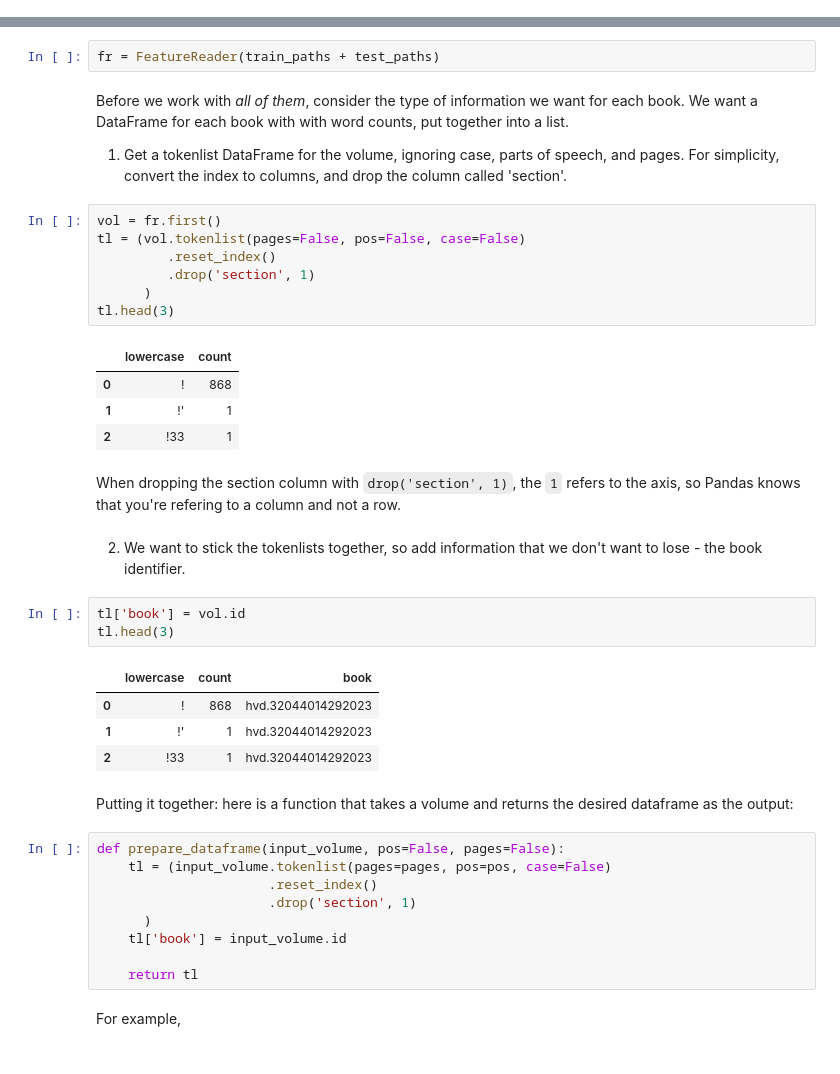
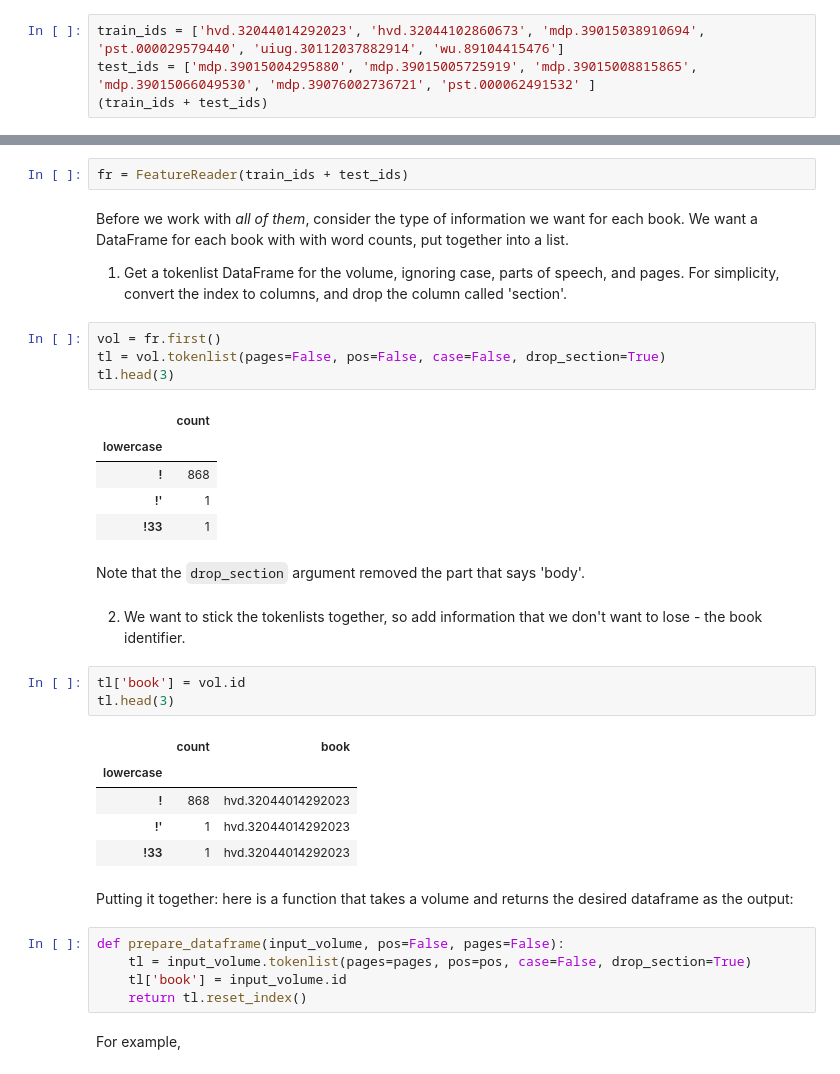
Before and after one commit to organisciak/Text-Mining-Course, a Jupyter notebook: labs/Lab 07 Companion - Preparing Wide DF.ipynb, the cells around one changed output, grey strips where cells are left out. Drawn from its saved outputs; the diff is of its cells as text.

```diff
--- a/labs/Lab 07 Companion - Preparing Wide DF.ipynb
+++ b/labs/Lab 07 Companion - Preparing Wide DF.ipynb
@@ -31,0 +19,4 @@ test_paths = glob.glob('../data/classification/test/*bz2')
+# %%
+train_ids = ['hvd.32044014292023', 'hvd.32044102860673', 'mdp.39015038910694', 'pst.000029579440', 'uiug.30112037882914', 'wu.89104415476']
+test_ids = ['mdp.39015004295880', 'mdp.39015005725919', 'mdp.39015008815865', 'mdp.39015066049530', 'mdp.39076002736721', 'pst.000062491532' ]
+(train_ids + test_ids)
@@ -32,46 +36,41 @@ test_paths = glob.glob('../data/classification/test/*bz2')
 # %% [markdown]
 All of the files can be loaded into the FeatureReader:
 # %%
-fr = FeatureReader(train_paths + test_paths)
+fr = FeatureReader(train_ids + test_ids)
 # %% [markdown]
 Before we work with *all of them*, consider the type of information we want for each book. We want a DataFrame for each book with with word counts, put together into a list.
 
 1) Get a tokenlist DataFrame for the volume, ignoring case, parts of speech, and pages. For simplicity, convert the index to columns, and drop the column called 'section'.
 # %%
 vol = fr.first()
-tl = (vol.tokenlist(pages=False, pos=False, case=False)
-         .reset_index()
-         .drop('section', 1)
-      )
+tl = vol.tokenlist(pages=False, pos=False, case=False, drop_section=True)
 tl.head(3)
 # %% [output]
-|  | lowercase | count |
-| 0 | ! | 868 |
-| 1 | !' | 1 |
-| 2 | !33 | 1 |
+|  | count |
+| lowercase |  |
+| ! | 868 |
+| !' | 1 |
+| !33 | 1 |
-# %% [markdown]
-When dropping the section column with `drop('section', 1)`, the `1` refers to the axis, so Pandas knows that you're refering to a column and not a row.
+# %% [markdown]
+Note that the `drop_section` argument removed the part that says 'body'.
 # %% [markdown]
 2) We want to stick the tokenlists together, so add information that we don't want to lose - the book identifier.
 # %%
 tl['book'] = vol.id
 tl.head(3)
 # %% [output]
-|  | lowercase | count | book |
-| 0 | ! | 868 | hvd.32044014292023 |
-| 1 | !' | 1 | hvd.32044014292023 |
-| 2 | !33 | 1 | hvd.32044014292023 |
+|  | count | book |
+| lowercase |  |  |
+| ! | 868 | hvd.32044014292023 |
+| !' | 1 | hvd.32044014292023 |
+| !33 | 1 | hvd.32044014292023 |
 # %% [markdown]
 Putting it together: here is a function that takes a volume and returns the desired dataframe as the output:
 # %%
 def prepare_dataframe(input_volume, pos=False, pages=False):
-    tl = (input_volume.tokenlist(pages=pages, pos=pos, case=False)
-                      .reset_index()
-                      .drop('section', 1)
-      )
+    tl = input_volume.tokenlist(pages=pages, pos=pos, case=False, drop_section=True)
     tl['book'] = input_volume.id
-
-    return tl
+    return tl.reset_index()
 # %% [markdown]
 For example,
 # %%
```
Also changed, not shown: parts of 19 cells of this notebook.
